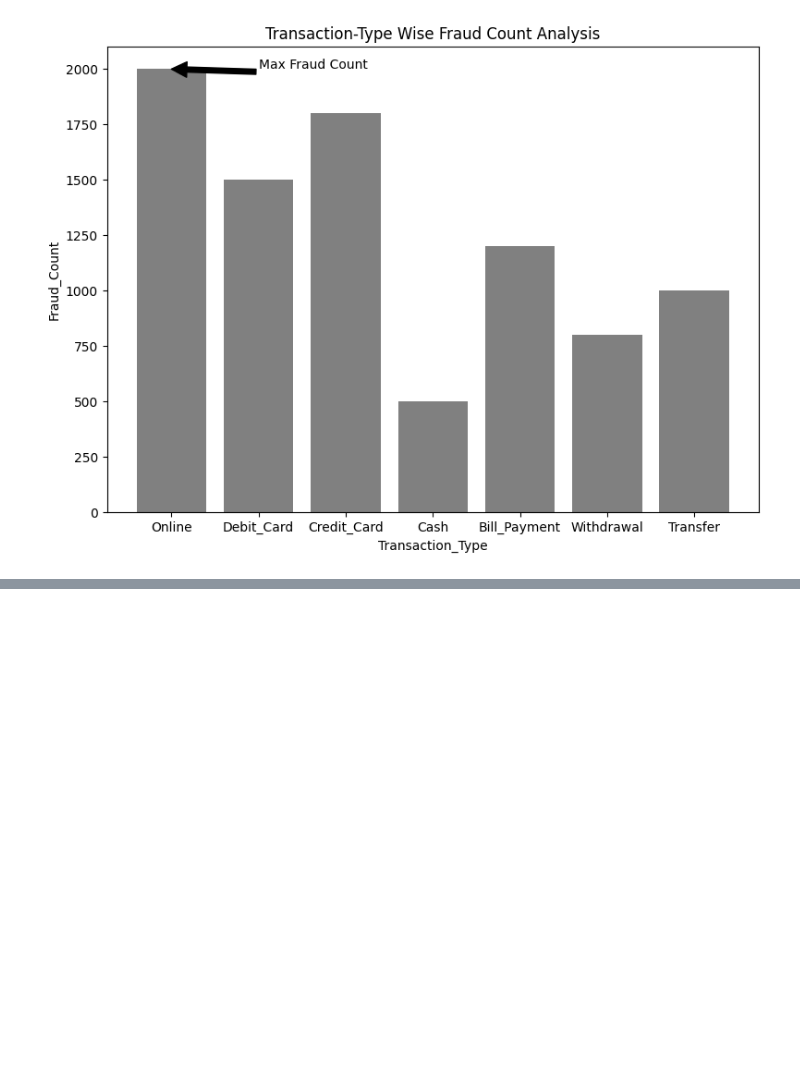
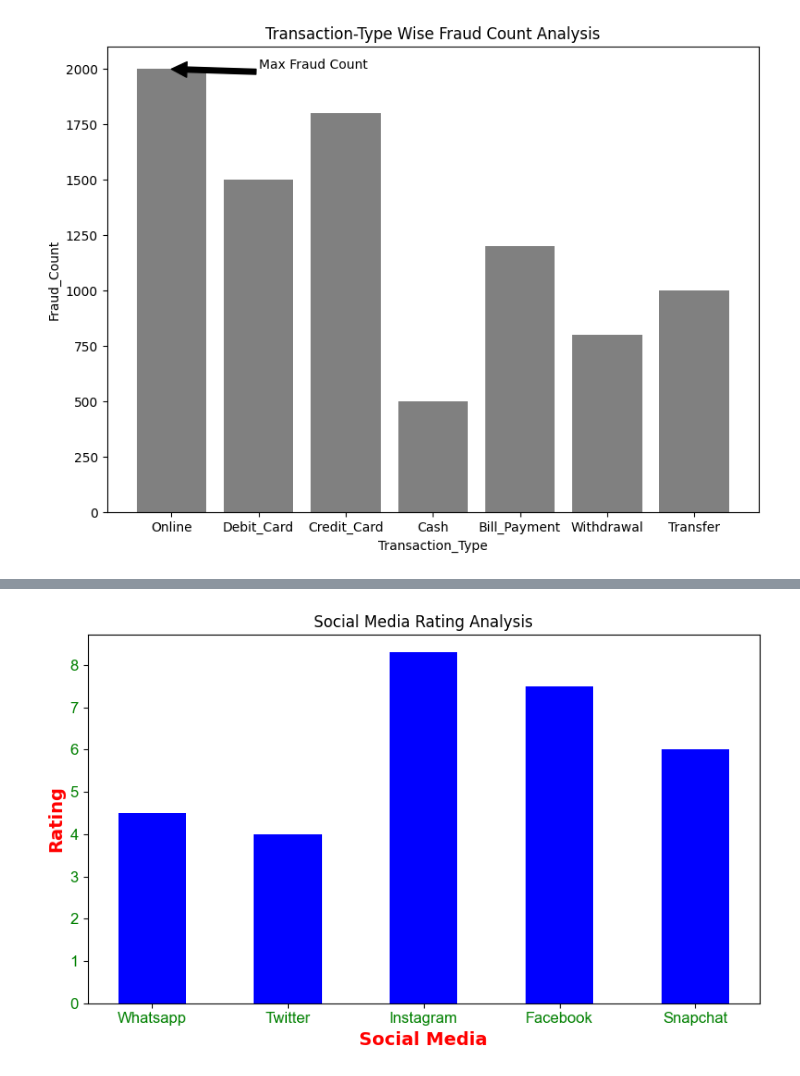
Before and after one commit to pratiksha-2410/Matplotlib-Charts, a Jupyter notebook: Line Plots.ipynb, the cells around one changed output, grey strips where cells are left out. Saved outputs shown, nothing was run; the diff lists cells and outputs as text; code cells hidden in the pictures; blank space fills up the shorter version.

```diff
--- a/Line Plots.ipynb
+++ b/Line Plots.ipynb
@@ -224,0 +284,24 @@ plt.show()
+# %%
+# Social Media Rating Analysis
+
+Rating = [4.5,4.0,8.3,7.5,6.0]
+Social_Platforms = ['Whatsapp','Twitter','Instagram','Facebook','Snapchat']
+
+plt.figure(figsize=(8,5))
+
+plt.bar(Social_Platforms,Rating,color='Blue',width=0.5)
+plt.title('Social Media Rating Analysis')
+plt.xlabel('Social Media',color='red',fontweight='bold',fontsize=14)
+plt.ylabel('Rating',color='red',fontweight='bold',fontsize=14)
+
+# Labeling Bars
+plt.xticks(color='green',fontname='Arial',fontsize=12,rotation=0)
+plt.yticks(color='green',fontname='Arial',fontsize=12)
+
+plt.tight_layout()
+
+# Save the plot
+plt.savefig('Social Media Rating Analysis')
+plt.show()
+# %% [output]
+[figure, added]
```
Also changed, not shown: parts of 2 cells of this notebook, 3 other files.
